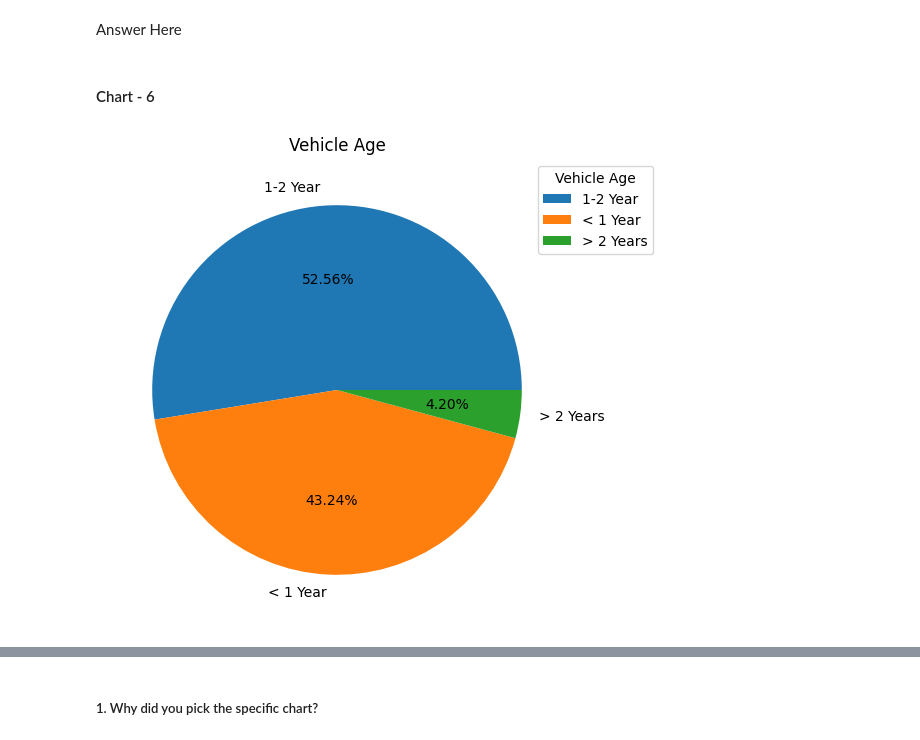
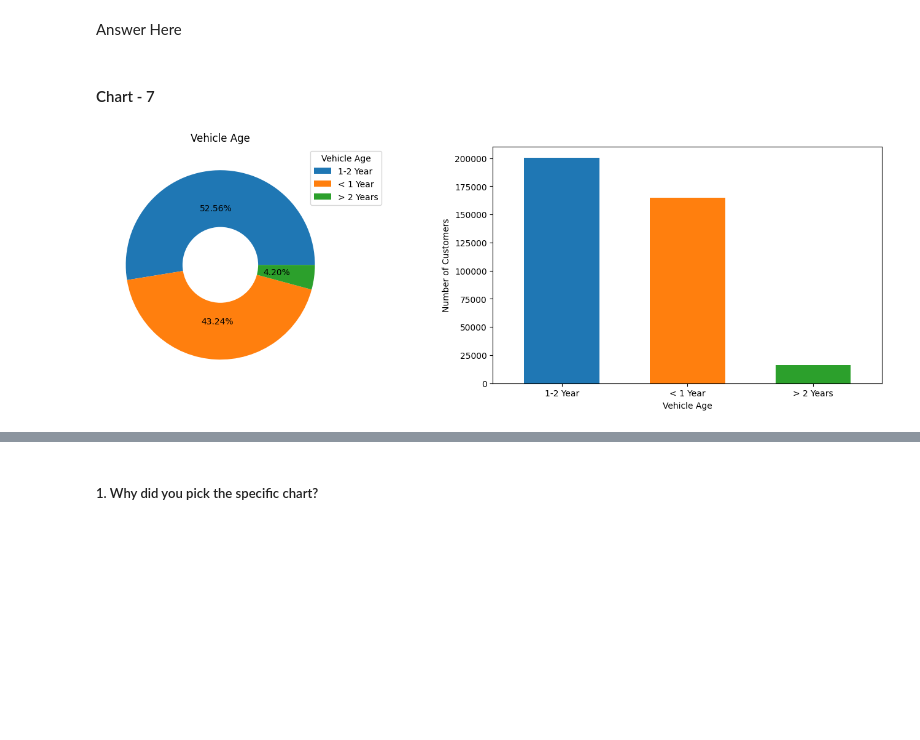
Before and after one commit to priyaregit/Classification-ML_Insurance-Cross-Sell-Prediction, a Jupyter notebook: Health_Insurance_Cross_Sell_Prediction_Classification.ipynb, the cells around one changed output, grey strips where cells are left out. Saved outputs shown, nothing was run; the diff lists cells and outputs as text; code cells hidden in the pictures; blank space fills up the shorter version.

```diff
--- a/Health_Insurance_Cross_Sell_Prediction_Classification.ipynb
+++ b/Health_Insurance_Cross_Sell_Prediction_Classification.ipynb
@@ -297,0 +319,2 @@ The variables/features present in the dataset are:
+# %%
+df['Age_Group'] = df['Age'].apply(age_group)
@@ -503,18 +567,30 @@ Are there any insights that lead to negative growth? Justify with specific reaso
 # %% [markdown]
 Answer Here
 # %% [markdown]
-#### Chart - 6
+#### Chart - 7
 # %%
-# Chart - 6 visualization code
+# Chart - 7 visualization code
 
-# Plotting a Pie Chart to visualize the vehicles' age
-plt.pie(df['Vehicle_Age'].value_counts(), labels = df['Vehicle_Age'].value_counts().index, autopct = "%.02f%%")
+vehicle_age = df['Vehicle_Age'].value_counts()
 
-# Giving a title to the plot
+# Setting display figure size
+fig = plt.figure(figsize = (18,5))
+
+# Donut chart to check for the vehicles' age
+ax1 = plt.subplot2grid((1,2),(0,0))
+plt.pie(df['Vehicle_Age'].value_counts(), startangle = 0, autopct = "%.02f%%")
+hole = plt.Circle((0, 0), 0.4, facecolor='white')  # Adding a hole in the pie - a white-colored circle of radius 0.4
+plt.gcf().gca().add_artist(hole)
 plt.title("Vehicle Age", fontsize = 12)
 plt.legend(df['Vehicle_Age'].value_counts().index, title = "Vehicle Age", loc ='upper right',bbox_to_anchor=(0.7, 0, 0.5, 1))
 
-# Setting the display figure size using rcParams method
+# Bar chart to check for the vehicles' age
+ax1 = plt.subplot2grid((1,2),(0,1))
+vehicle_age.plot.bar(width = 0.6, color = ['#1f77b4', '#ff7f0e', '#2ca02c'])
+plt.xlabel('Vehicle Age')
+plt.ylabel('Number of Customers')
+plt.xticks(rotation = 'horizontal')
+
 plt.rcParams['figure.figsize'] = (10, 6)
 # %% [output]
-[figure, old version]
+[figure, new version]
```
Also changed, not shown: parts of 39 cells of this notebook.
